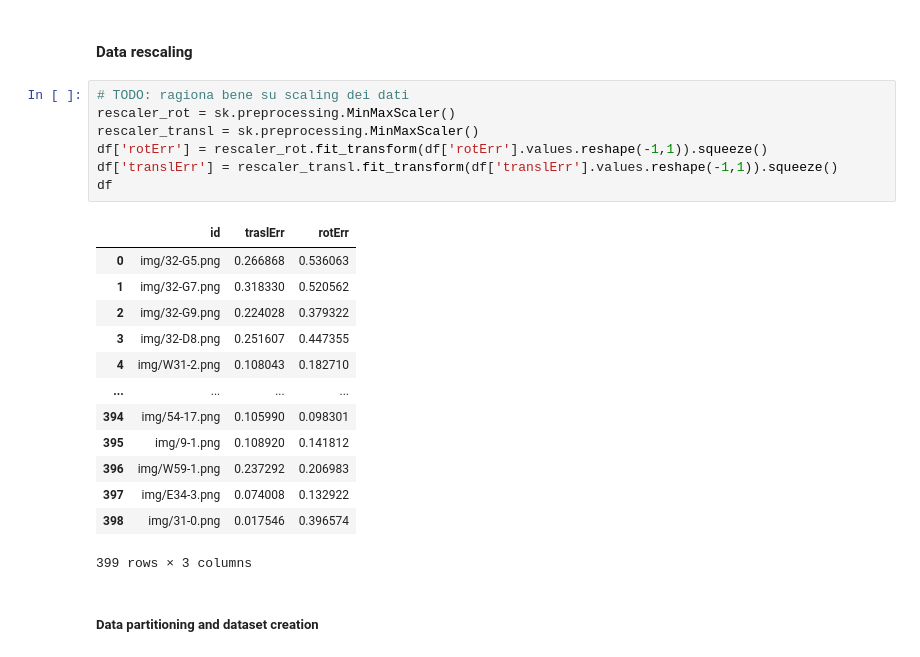
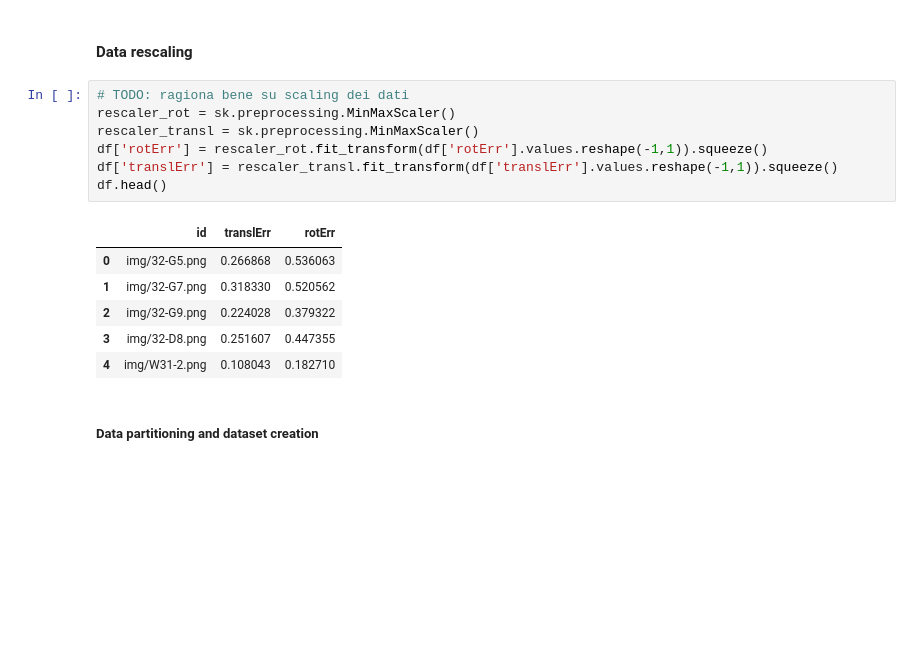
Before and after one commit to prina404/StatisticalMethodsProject, a Jupyter notebook: SLAM_CNN.ipynb, the cells around one changed output. Drawn from its saved outputs; the diff is of its cells as text; blank space fills up the shorter version.

```diff
--- a/SLAM_CNN.ipynb
+++ b/SLAM_CNN.ipynb
@@ -76,24 +79,17 @@ plt.show()
 # %%
 # TODO: ragiona bene su scaling dei dati
 rescaler_rot = sk.preprocessing.MinMaxScaler()
 rescaler_transl = sk.preprocessing.MinMaxScaler()
 df['rotErr'] = rescaler_rot.fit_transform(df['rotErr'].values.reshape(-1,1)).squeeze()
 df['translErr'] = rescaler_transl.fit_transform(df['translErr'].values.reshape(-1,1)).squeeze()
-df
+df.head()
 # %% [output]
-|  | id | traslErr | rotErr |
+|  | id | translErr | rotErr |
 | 0 | img/32-G5.png | 0.266868 | 0.536063 |
 | 1 | img/32-G7.png | 0.318330 | 0.520562 |
 | 2 | img/32-G9.png | 0.224028 | 0.379322 |
 | 3 | img/32-D8.png | 0.251607 | 0.447355 |
 | 4 | img/W31-2.png | 0.108043 | 0.182710 |
-| ... | ... | ... | ... |
-| 394 | img/54-17.png | 0.105990 | 0.098301 |
-| 395 | img/9-1.png | 0.108920 | 0.141812 |
-| 396 | img/W59-1.png | 0.237292 | 0.206983 |
-| 397 | img/E34-3.png | 0.074008 | 0.132922 |
-| 398 | img/31-0.png | 0.017546 | 0.396574 |
-399 rows × 3 columns
 # %% [markdown]
 ##### Data partitioning and dataset creation
 # %%
```
Also changed, not shown: parts of 16 cells of this notebook.
